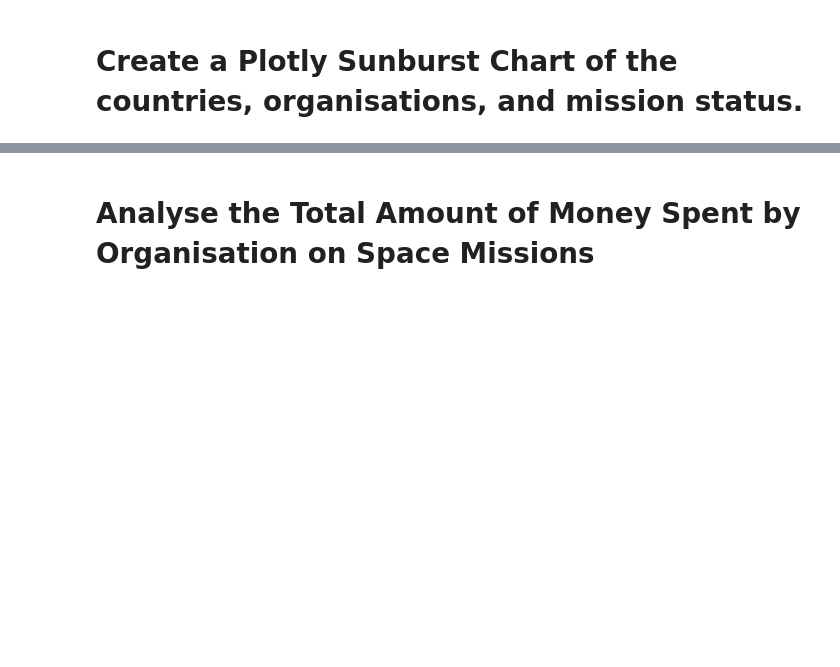
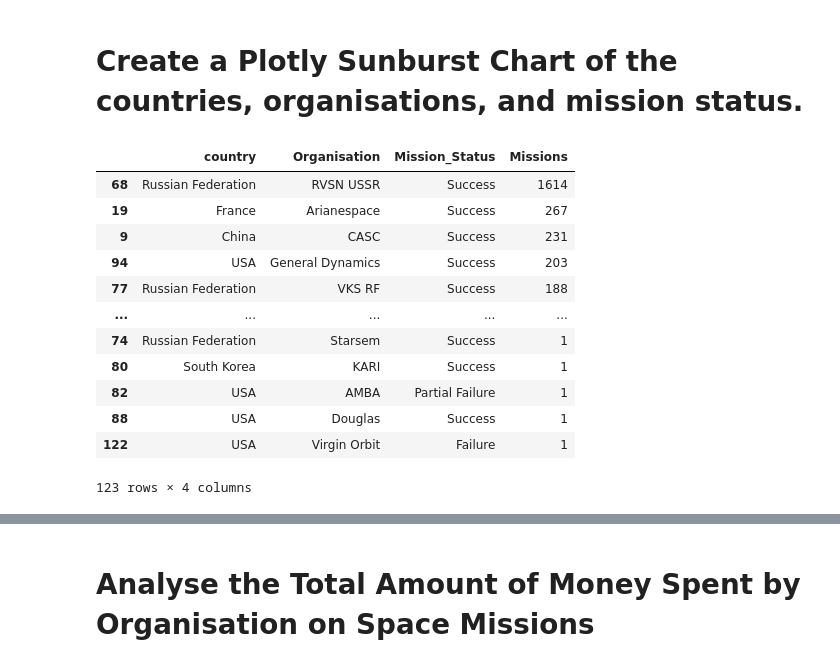
Before and after one commit to KushalRegmi61/100_DAYS_OF_LEARNING_PYTHON, a Jupyter notebook: DAY_99_SpaceMission_Alalysis/DAY_99_Space_Missions_Analysis.ipynb, the cells around one changed output, grey strips where cells are left out. Drawn from its saved outputs; the diff is of its cells as text; code cells hidden in the pictures; blank space fills up the shorter version.

```diff
--- a/DAY_99_SpaceMission_Alalysis/DAY_99_Space_Missions_Analysis.ipynb
+++ b/DAY_99_SpaceMission_Alalysis/DAY_99_Space_Missions_Analysis.ipynb
@@ -124,2 +320,19 @@ You can use the iso3166 package to convert the country names to Alpha3 format.
 # %% [markdown]
 # Create a Plotly Sunburst Chart of the countries, organisations, and mission status.
+# %%
+sunbrust_df = df.groupby(['country', 'Organisation', 'Mission_Status']).agg(Missions=('Mission_Status', 'count')).reset_index()
+sunbrust_df.sort_values('Missions', ascending=False)
+# %% [output]
+|  | country | Organisation | Mission_Status | Missions |
+| 68 | Russian Federation | RVSN USSR | Success | 1614 |
+| 19 | France | Arianespace | Success | 267 |
+| 9 | China | CASC | Success | 231 |
+| 94 | USA | General Dynamics | Success | 203 |
+| 77 | Russian Federation | VKS RF | Success | 188 |
+| ... | ... | ... | ... | ... |
+| 74 | Russian Federation | Starsem | Success | 1 |
+| 80 | South Korea | KARI | Success | 1 |
+| 82 | USA | AMBA | Partial Failure | 1 |
+| 88 | USA | Douglas | Success | 1 |
+| 122 | USA | Virgin Orbit | Failure | 1 |
+123 rows × 4 columns
```
Also changed, not shown: parts of 17 cells of this notebook.
